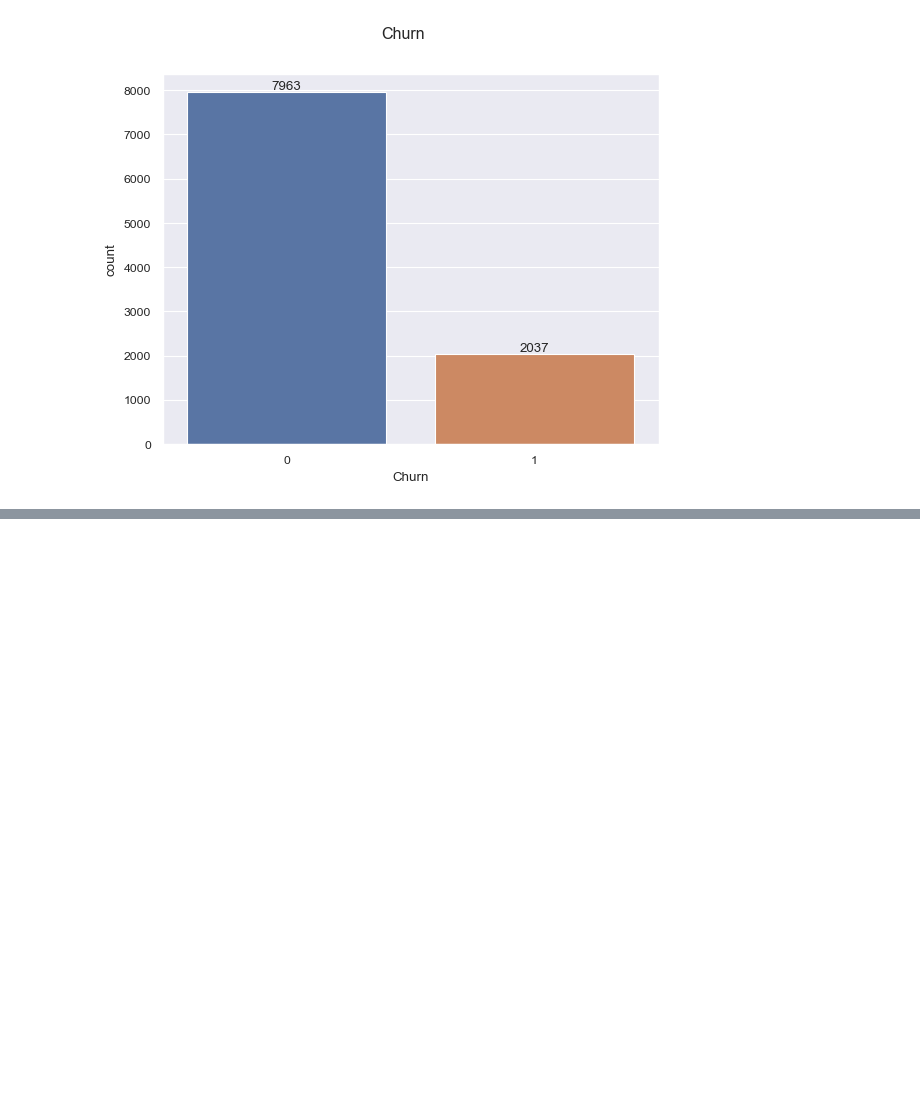
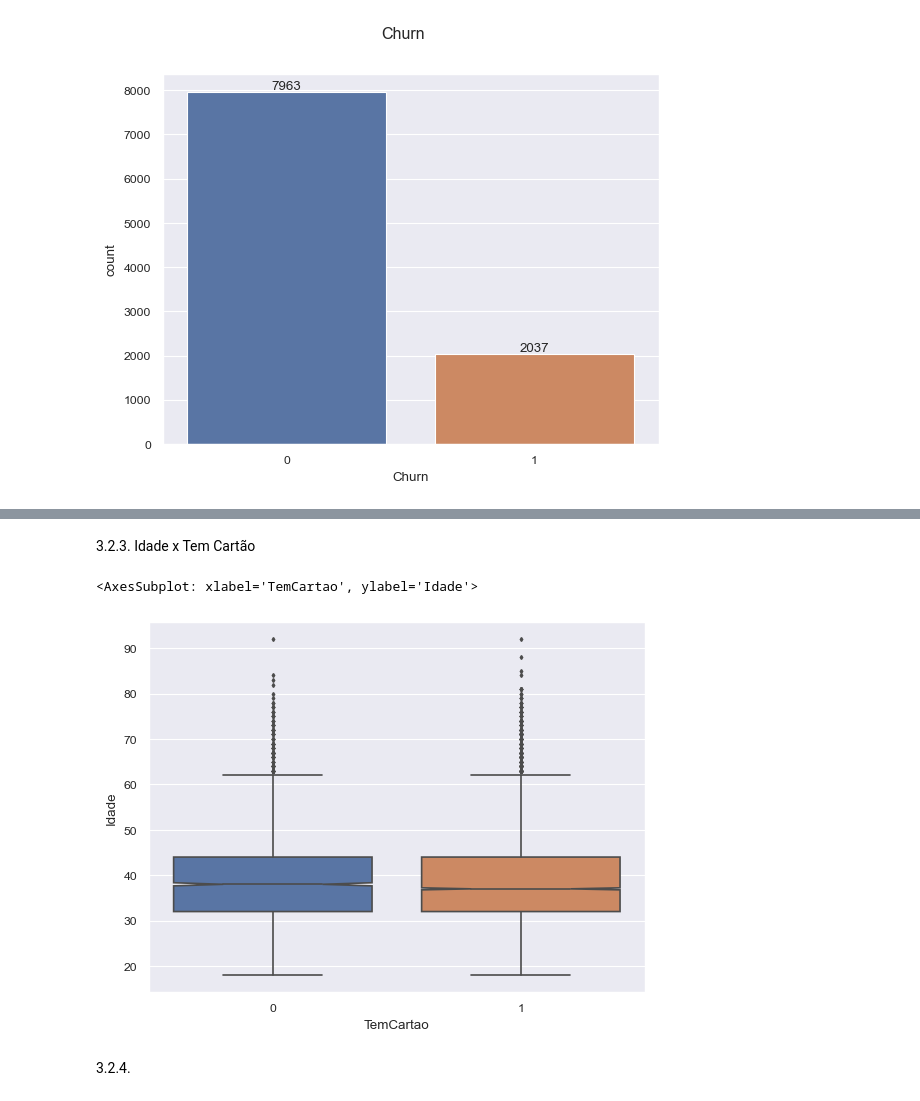
Before and after one commit to willyferreira/bank_churn, a Jupyter notebook: churn.ipynb, the cells around one changed output, grey strips where cells are left out. Cells and saved outputs as stored; diff of their text form; code cells hidden in the pictures; blank space fills up the shorter version.

```diff
--- a/churn.ipynb
+++ b/churn.ipynb
@@ -308,3 +324,12 @@ ax.bar_label(ax.containers[0])
+# %% [markdown]
+3.2.3. Idade x Tem Cartão
+# %%
+sns.boxplot(data = df, x = df['TemCartao'], y = df['Idade'], fliersize = 2, notch = True)
+# %% [output]
+<AxesSubplot: xlabel='TemCartao', ylabel='Idade'>
+[figure, added]
+# %% [markdown]
+3.2.4.
 # %%
 #Definição do estilo dos gráficos
 #plt.style.use('seaborn-v0_8')
```
Also changed, not shown: parts of 5 cells of this notebook.
